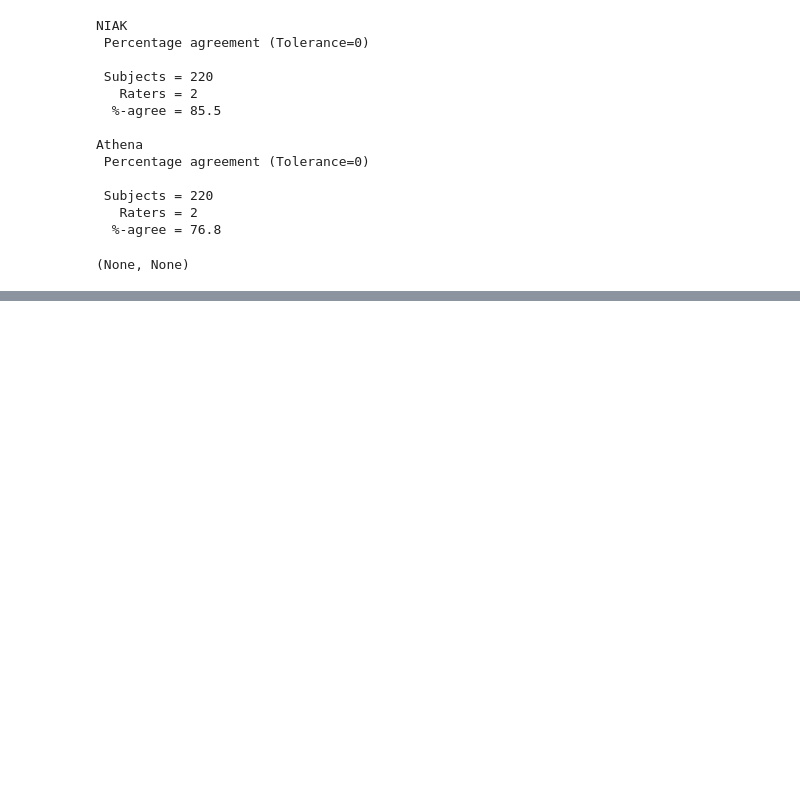
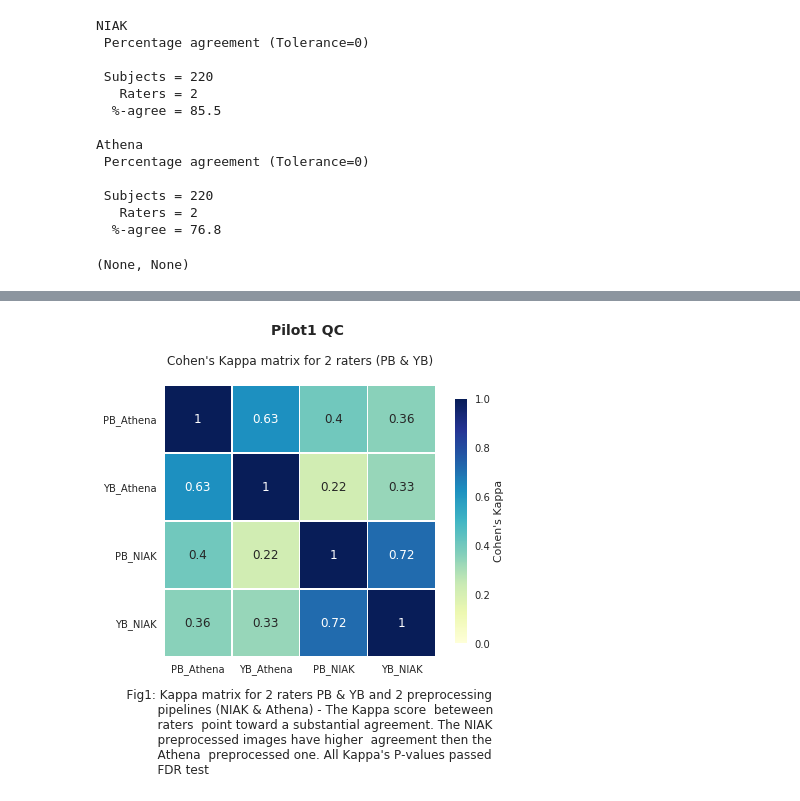
Before and after one commit to SIMEXP/brain_match, a Jupyter notebook: notebooks/Pilot1_internal_QC_results.ipynb, the cells around one changed output, grey strips where cells are left out. Saved outputs shown, nothing was run; the diff lists cells and outputs as text; code cells hidden in the pictures; blank space fills up the shorter version.

```diff
--- a/notebooks/Pilot1_internal_QC_results.ipynb
+++ b/notebooks/Pilot1_internal_QC_results.ipynb
@@ -207,3 +216,39 @@ f.savefig('../reports/figures/pilot_qc.svg')
+# %%
+# Plot kappa matrix
+kappa_out = pd.DataFrame(kappa_store,
+                         index=kappa_df.columns.get_values(),
+                         columns=kappa_df.columns.get_values())
+
+
+# Set up the matplotlib figure
+f, axes = plt.subplots(figsize = (7,5))
+f.subplots_adjust(hspace= .8)
+
+f.suptitle('Pilot1 QC',x=0.49,y=1.05, fontsize=14, fontweight='bold')
+# Draw kappa heat map
+sns.heatmap(kappa_out,vmin=0,vmax=1,cmap="YlGnBu",
+            square=True,
+            annot=True,
+            linewidths=.5,
+            cbar_kws={"shrink": .9,"label": "Cohen's Kappa"},
+            ax=axes)
+axes.set_yticks([x+0.5 for x in range(len(kappa_df.columns))])
+axes.set_yticklabels(kappa_df.columns,rotation=0)
+axes.set_title("Cohen's Kappa matrix for 2 raters (PB & YB)",pad=20,fontsize=12)
+
+# Caption
+txt = '''
+    Fig1: Kappa matrix for 2 raters PB & YB and 2 preprocessing
+            pipelines (NIAK & Athena) - The Kappa score  beteween
+            raters  point toward a substantial agreement. The NIAK
+            preprocessed images have higher  agreement then the
+            Athena  preprocessed one. All Kappa's P-values passed
+            FDR test '''
+f.text(.1,-0.2,txt,fontsize=12)
+# Save figure
+f.savefig('../reports/figures/pilot1_qc.svg')
+# %% [output]
+[figure, added]
 # %%
 from IPython.display import Image
 Image(url= "https://i.stack.imgur.com/kYNd6.png" ,width=600, height=600)
```
Also changed, not shown: parts of 4 cells of this notebook, 10 other files.
